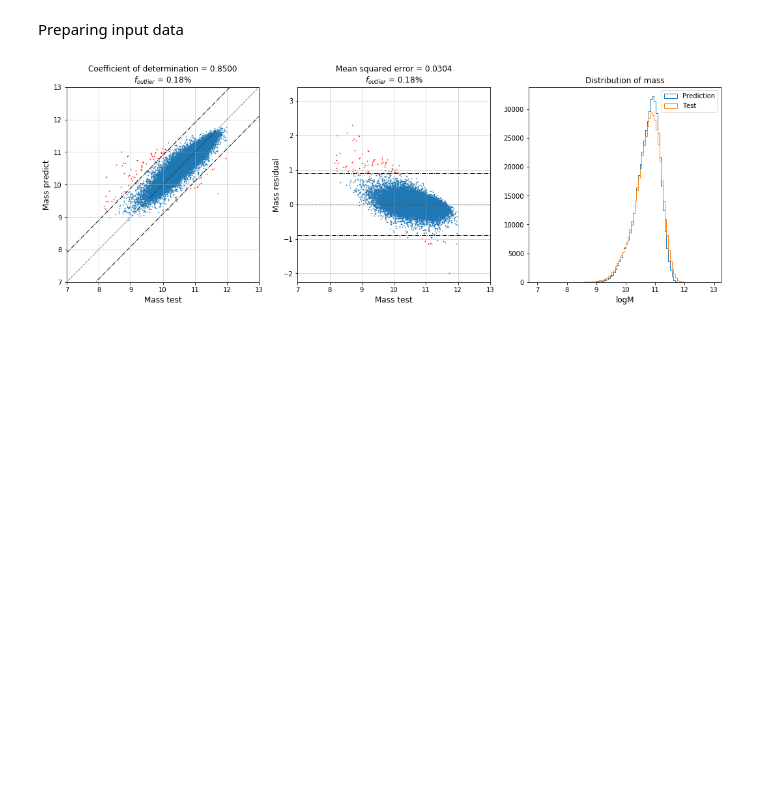
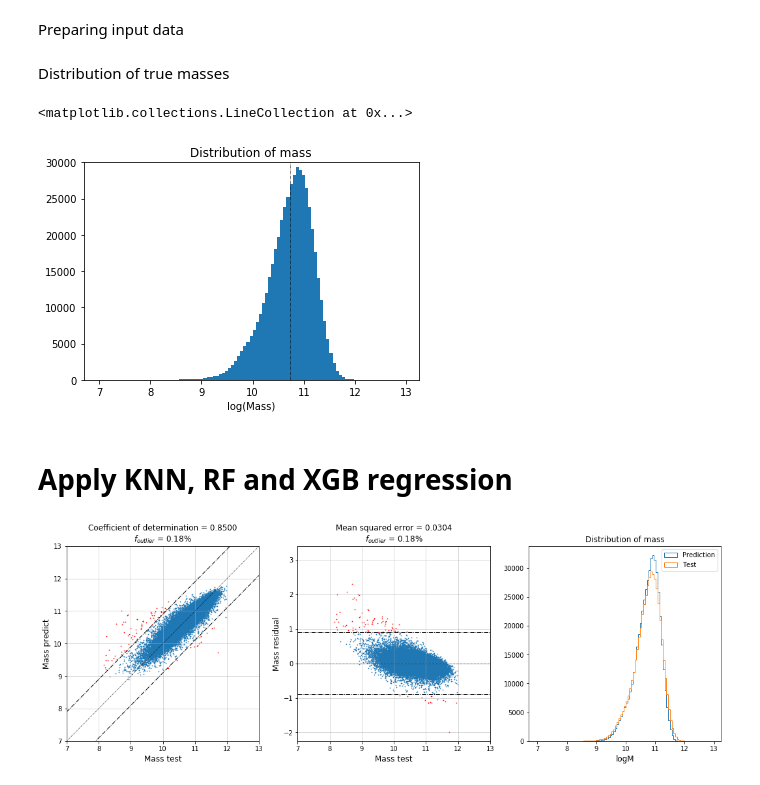
Before and after one commit to AlanPearl/margaret, a Jupyter notebook: notebooks/MassAnalysis.ipynb, the cells around one changed output. Saved outputs shown, nothing was run; the diff lists cells and outputs as text; code cells hidden in the pictures; blank space fills up the shorter version.

Commit message:
Adds distribution of mass

```diff
--- a/notebooks/MassAnalysis.ipynb
+++ b/notebooks/MassAnalysis.ipynb
@@ -120,6 +120,20 @@ w1w2mag = np.column_stack((decals['w1mag']-decals['w2mag'], decals['w2mag']))
 col_shape = np.column_stack((decals['gmag']-decals['rmag'], decals['rmag']-decals['zmag'],
                              decals['zmag']-decals['w1mag'], decals['w1mag']-decals['w2mag'],
                              decals['gmag'], decals['axis_ratio'], decals['p_exp'], decals['radius']))
+# %% [markdown]
+Distribution of true masses
+# %%
+plt.hist(decals['mass_ir'], bins=[7+x*0.06 for x in range(100)], label='Test')
+plt.ylim(0,30000)
+plt.xlabel('log(Mass)',fontsize=10)
+plt.title('Distribution of mass', fontsize=12)
+#plt.savefig('Distribution of mass.pdf')
+plt.vlines(x=decals['mass_ir'].mean(), ymin=0, ymax=32000, linestyle='-.', linewidth=0.5)
+# %% [output]
+<matplotlib.collections.LineCollection at 0x...>
+[figure, added]
+# %% [markdown]
+# Apply KNN, RF and XGB regression
 # %%
 # Creat Regressors class
 # this class contains several machinelearning methods and
```
Also changed, not shown: parts of 6 cells of this notebook.
